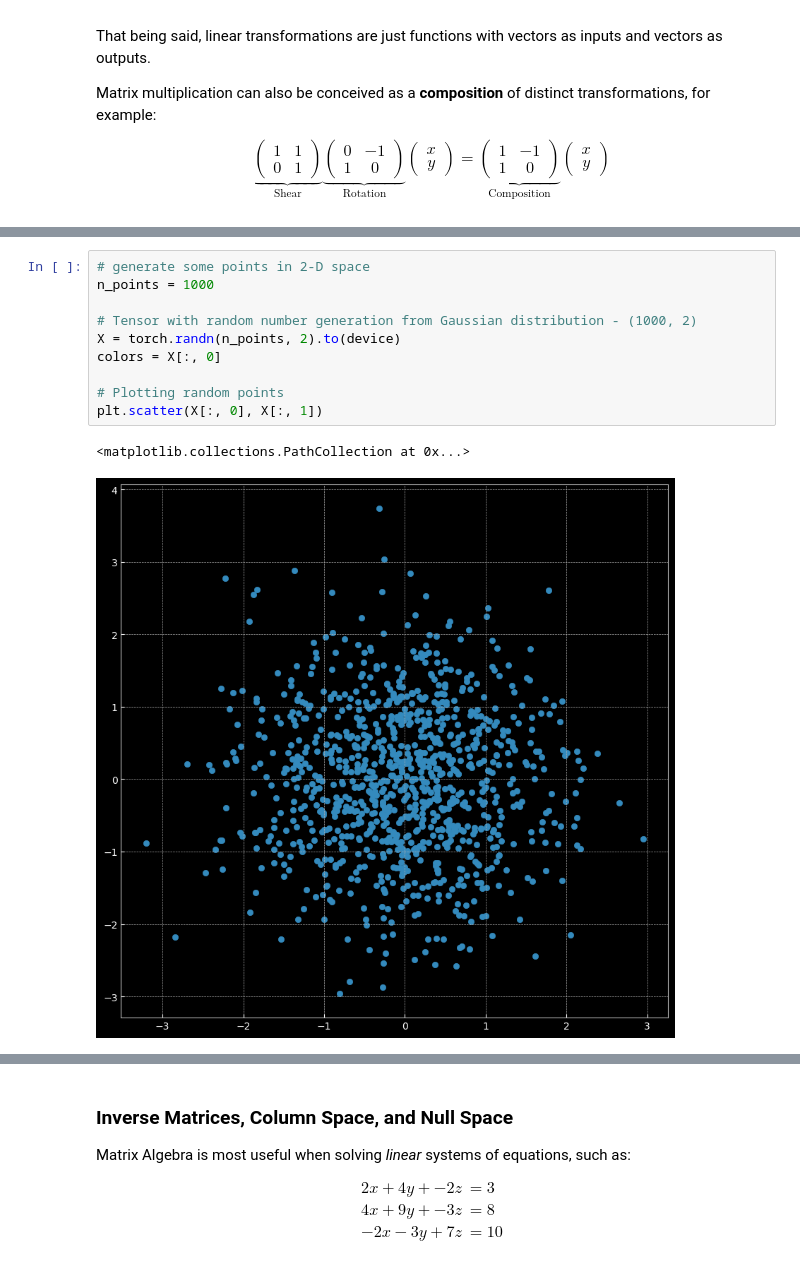
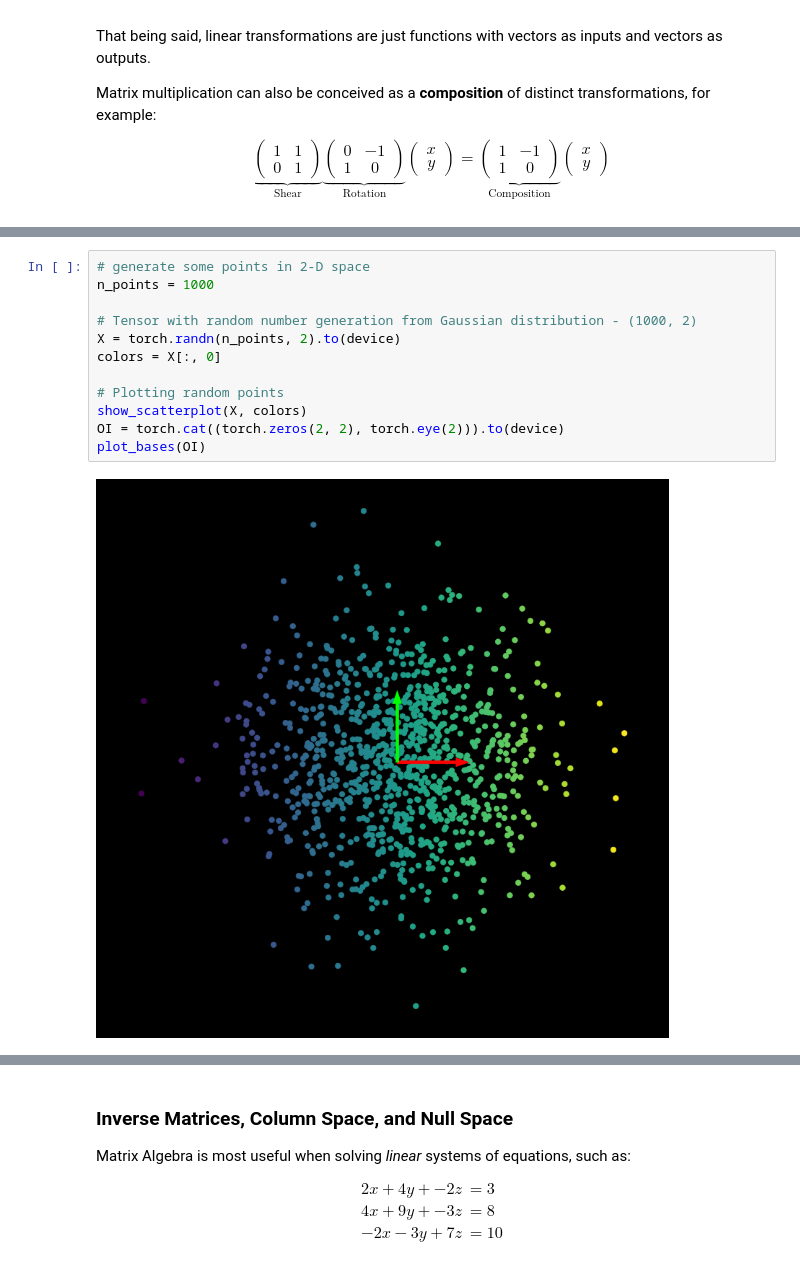
Before and after one commit to GStechschulte/autodidact, a Jupyter notebook: Linear_Algebra/Linear_Transformations.ipynb, the cells around one changed output, grey strips where cells are left out. Cells and saved outputs as stored; diff of their text form.

```diff
--- a/Linear_Algebra/Linear_Transformations.ipynb
+++ b/Linear_Algebra/Linear_Transformations.ipynb
@@ -120,13 +118,14 @@ tensor([[-0.9844,  1.8229],
 # %%
 # generate some points in 2-D space
 n_points = 1000
 
 # Tensor with random number generation from Gaussian distribution - (1000, 2)
 X = torch.randn(n_points, 2).to(device)
 colors = X[:, 0]
 
 # Plotting random points
-plt.scatter(X[:, 0], X[:, 1])
+show_scatterplot(X, colors)
+OI = torch.cat((torch.zeros(2, 2), torch.eye(2))).to(device)
+plot_bases(OI)
 # %% [output]
-<matplotlib.collections.PathCollection at 0x...>
-[figure, old version]
+[figure, new version]
```
Also changed, not shown: parts of 9 cells of this notebook, 3 other files.
